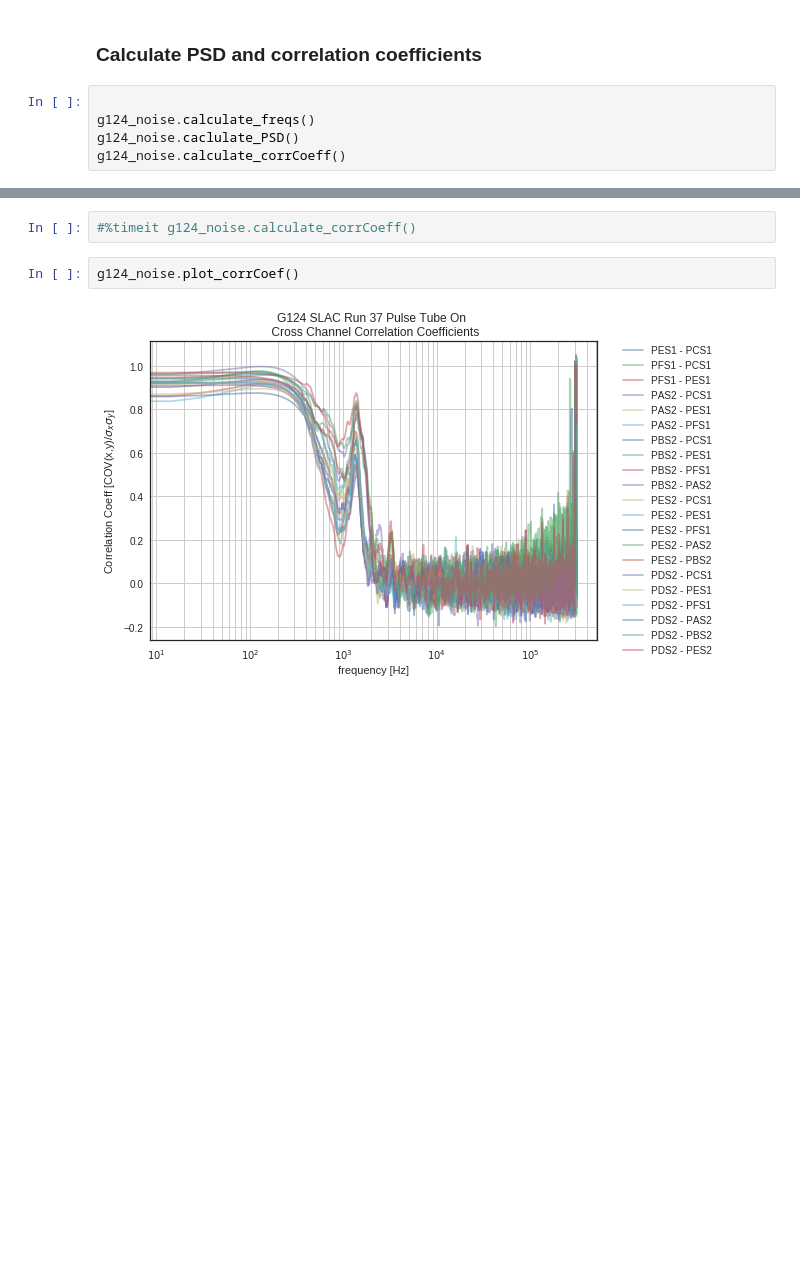
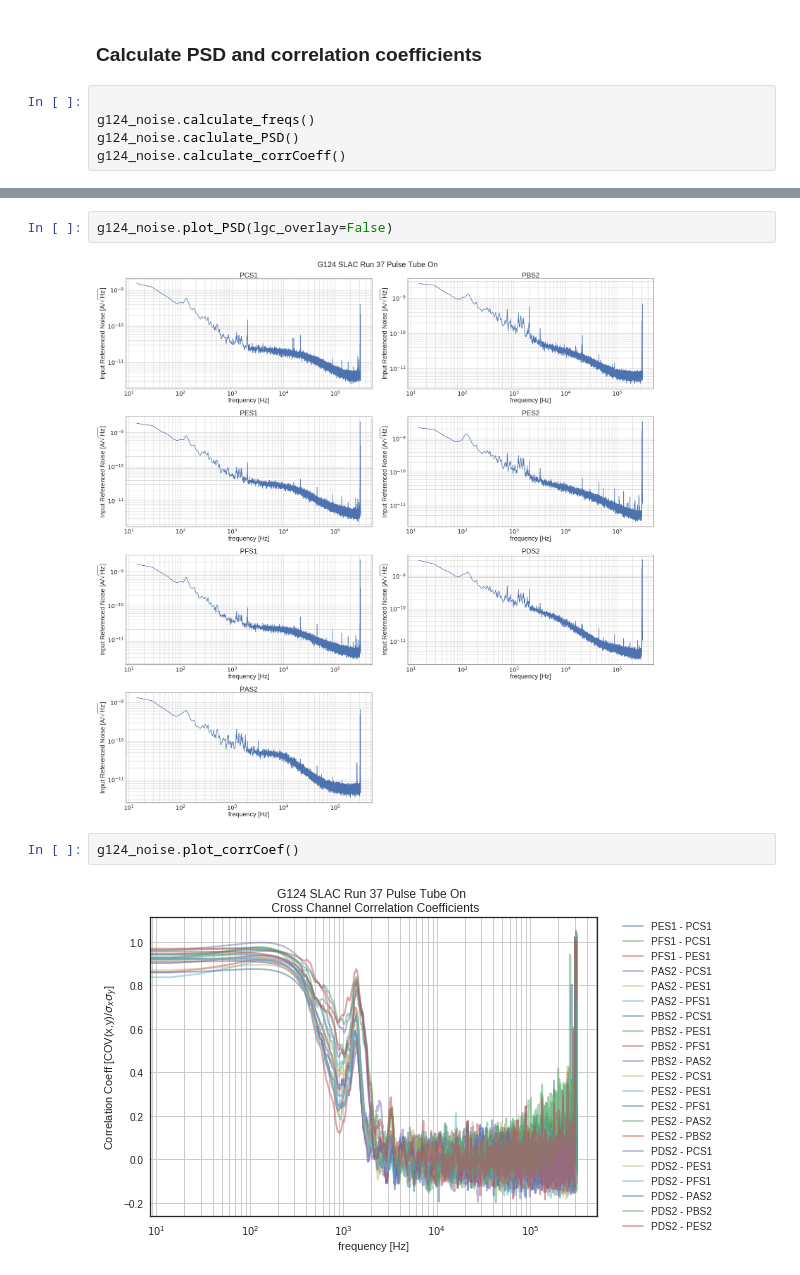
Before and after one commit to cwfink/Fink_ay250_homework, a Jupyter notebook: final_project/noise_class_notebook.ipynb, the cells around one changed output, grey strips where cells are left out. Cells and saved outputs as stored; diff of their text form; blank space fills up the shorter version.

```diff
--- a/final_project/noise_class_notebook.ipynb
+++ b/final_project/noise_class_notebook.ipynb
@@ -243,5 +315,7 @@ g124_noise.plot_PSD(lgc_overlay=True)
-# %%
-#%timeit g124_noise.calculate_corrCoeff()
+# %%
+g124_noise.plot_PSD(lgc_overlay=False)
+# %% [output]
+[figure, added]
 # %%
 g124_noise.plot_corrCoef()
 # %% [output]
```
Also changed, not shown: parts of 6 cells of this notebook.
